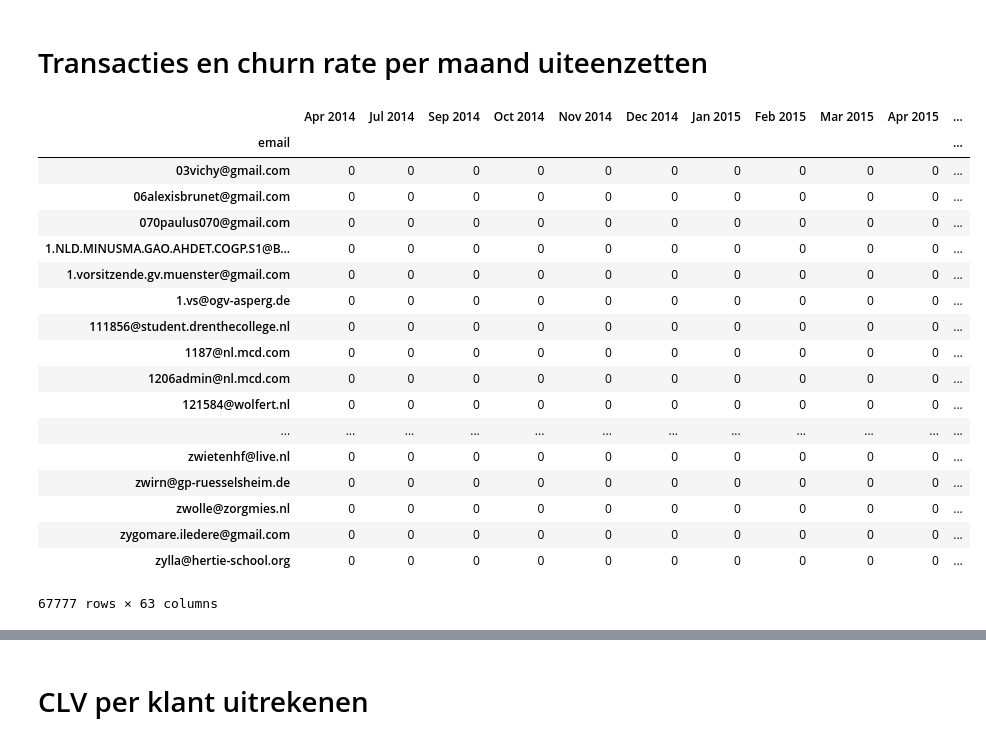
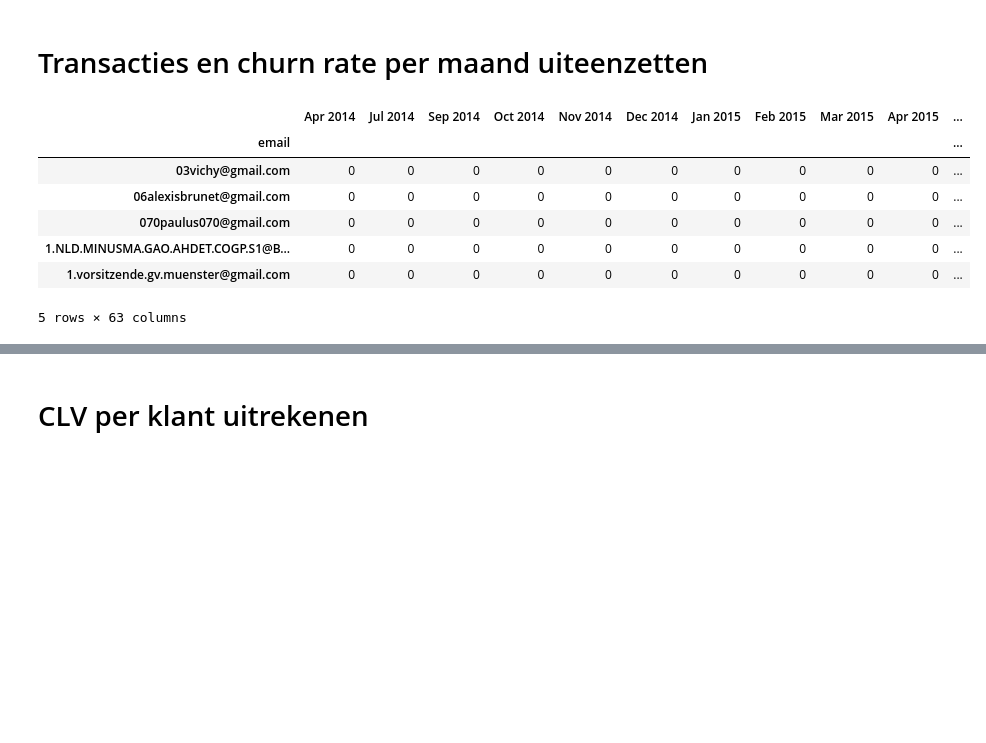
Before and after one commit to iwb-digital-growth-agency/python, a Jupyter notebook: CLV_Maxilia - nieuwe data set.ipynb, the cells around one changed output, grey strips where cells are left out. Cells and saved outputs as stored; diff of their text form; code cells hidden in the pictures; blank space fills up the shorter version.

```diff
--- a/CLV_Maxilia - nieuwe data set.ipynb
+++ b/CLV_Maxilia - nieuwe data set.ipynb
@@ -225,37 +225,26 @@ df_clv_values.to_excel('CLV_waardes.xlsx')
 # %%
 # transacties per klant per maand uiteenzetten
 df_monthly = df.set_index('Orderdate')
 df_monthly = df_monthly.pivot_table(
     index=['email'],
     columns=pd.Grouper(freq='M'),
     values='OrderID',
     aggfunc='count',
     fill_value=0
 )
 
 # Format column headers to human readable format
 df_monthly.columns = [x.strftime('%b %Y') for x in df_monthly.columns]
-df_monthly
+df_monthly.head()
 # %% [output]
 |  | Apr 2014 | Jul 2014 | Sep 2014 | Oct 2014 | Nov 2014 | Dec 2014 | Jan 2015 | Feb 2015 | Mar 2015 | Apr 2015 | ... |
 | email |  |  |  |  |  |  |  |  |  |  | ... |
 | 03vichy@gmail.com | 0 | 0 | 0 | 0 | 0 | 0 | 0 | 0 | 0 | 0 | ... |
 | 06alexisbrunet@gmail.com | 0 | 0 | 0 | 0 | 0 | 0 | 0 | 0 | 0 | 0 | ... |
 | 070paulus070@gmail.com | 0 | 0 | 0 | 0 | 0 | 0 | 0 | 0 | 0 | 0 | ... |
 | 1.NLD.MINUSMA.GAO.AHDET.COGP.S1@B... | 0 | 0 | 0 | 0 | 0 | 0 | 0 | 0 | 0 | 0 | ... |
 | 1.vorsitzende.gv.muenster@gmail.com | 0 | 0 | 0 | 0 | 0 | 0 | 0 | 0 | 0 | 0 | ... |
-| 1.vs@ogv-asperg.de | 0 | 0 | 0 | 0 | 0 | 0 | 0 | 0 | 0 | 0 | ... |
-| 111856@student.drenthecollege.nl | 0 | 0 | 0 | 0 | 0 | 0 | 0 | 0 | 0 | 0 | ... |
-| 1187@nl.mcd.com | 0 | 0 | 0 | 0 | 0 | 0 | 0 | 0 | 0 | 0 | ... |
-| 1206admin@nl.mcd.com | 0 | 0 | 0 | 0 | 0 | 0 | 0 | 0 | 0 | 0 | ... |
-| 121584@wolfert.nl | 0 | 0 | 0 | 0 | 0 | 0 | 0 | 0 | 0 | 0 | ... |
-| ... | ... | ... | ... | ... | ... | ... | ... | ... | ... | ... | ... |
-| zwietenhf@live.nl | 0 | 0 | 0 | 0 | 0 | 0 | 0 | 0 | 0 | 0 | ... |
-| zwirn@gp-ruesselsheim.de | 0 | 0 | 0 | 0 | 0 | 0 | 0 | 0 | 0 | 0 | ... |
-| zwolle@zorgmies.nl | 0 | 0 | 0 | 0 | 0 | 0 | 0 | 0 | 0 | 0 | ... |
-| zygomare.iledere@gmail.com | 0 | 0 | 0 | 0 | 0 | 0 | 0 | 0 | 0 | 0 | ... |
-| zylla@hertie-school.org | 0 | 0 | 0 | 0 | 0 | 0 | 0 | 0 | 0 | 0 | ... |
-67777 rows × 63 columns
+5 rows × 63 columns
 # %%
 repeat_rate = df_monthly[df_monthly > 1].count() / df_monthly[df_monthly > 0].count()
 df_churn = repeat_rate.to_frame(name='repeat_rate')
```
Also changed, not shown: parts of 3 cells of this notebook, 3 other files.
